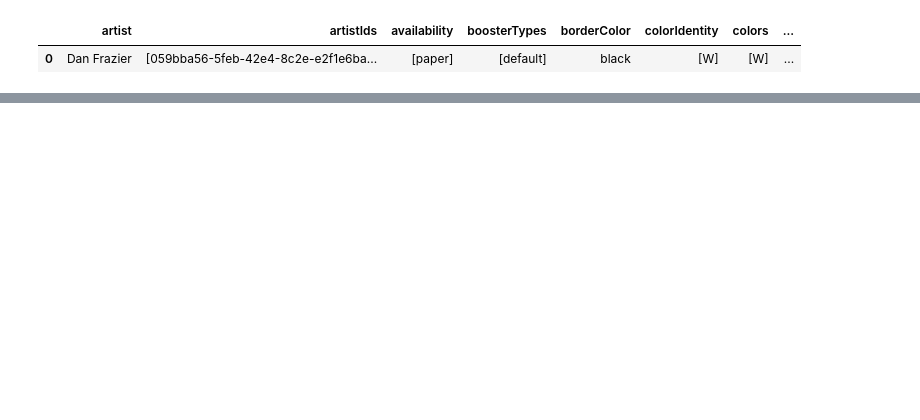
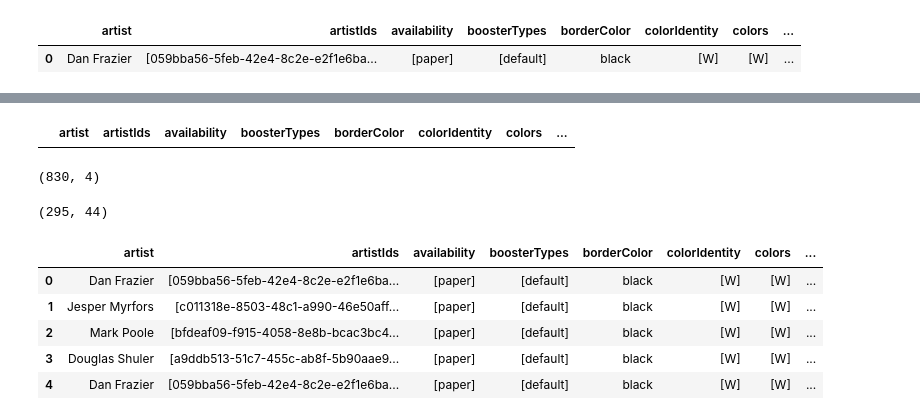
Before and after one commit to demonkeyfire/mtg-analysis-and-modelling, a Jupyter notebook: notebooks/all_printings.ipynb, the cells around one changed output, grey strips where cells are left out. Drawn from its saved outputs; the diff is of its cells as text; code cells hidden in the pictures; blank space fills up the shorter version.

```diff
--- a/notebooks/all_printings.ipynb
+++ b/notebooks/all_printings.ipynb
@@ -268,0 +282,23 @@ pd.read_sql_query(query, con=engine)
+# %%
+df__cards_lea[df__cards_lea['artistIds'].apply(lambda x: len(x)) != 1]
+# %% [output]
+|  | artist | artistIds | availability | boosterTypes | borderColor | colorIdentity | colors | ... |
+# %%
+cards = pd.json_normalize(df__cards['CARDS'].values[0], max_level=0)
+# %%
+df__cards.shape
+# %% [output]
+(830, 4)
+# %%
+cards.shape
+# %% [output]
+(295, 44)
+# %%
+cards.head()
+# %% [output]
+|  | artist | artistIds | availability | boosterTypes | borderColor | colorIdentity | colors | ... |
+| 0 | Dan Frazier | [059bba56-5feb-42e4-8c2e-e2f1e6ba... | [paper] | [default] | black | [W] | [W] | ... |
+| 1 | Jesper Myrfors | [c011318e-8503-48c1-a990-46e50aff... | [paper] | [default] | black | [W] | [W] | ... |
+| 2 | Mark Poole | [bfdeaf09-f915-4058-8e8b-bcac3bc4... | [paper] | [default] | black | [W] | [W] | ... |
+| 3 | Douglas Shuler | [a9ddb513-51c7-455c-ab8f-5b90aae9... | [paper] | [default] | black | [W] | [W] | ... |
+| 4 | Dan Frazier | [059bba56-5feb-42e4-8c2e-e2f1e6ba... | [paper] | [default] | black | [W] | [W] | ... |
```
Also changed, not shown: parts of 25 cells of this notebook.
